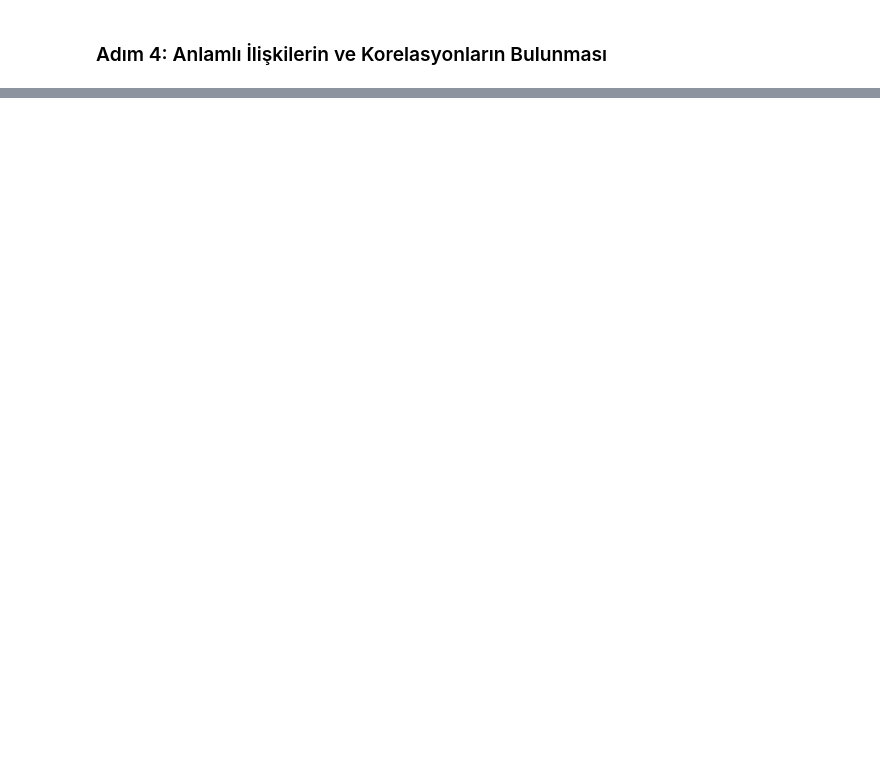
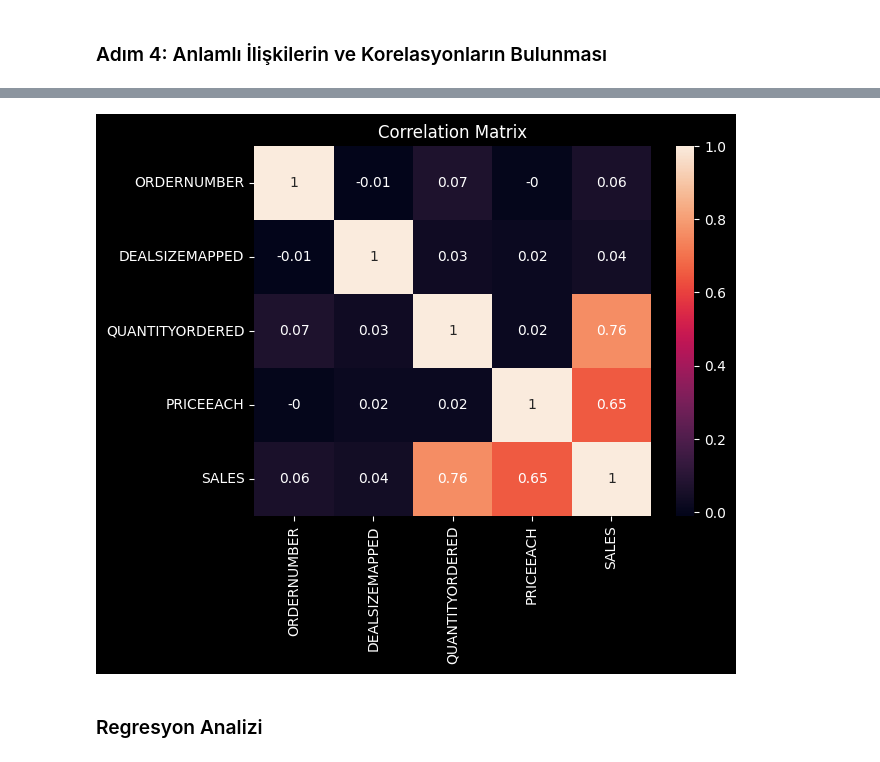
Before and after one commit to AshNumpy/Sales-End-to-End-ML-Project, a Jupyter notebook: Notebooks/data-analysis.ipynb, the cells around one changed output, grey strips where cells are left out. Drawn from its saved outputs; the diff is of its cells as text; code cells hidden in the pictures; blank space fills up the shorter version.

```diff
--- a/Notebooks/data-analysis.ipynb
+++ b/Notebooks/data-analysis.ipynb
@@ -117,2 +220,6 @@ plt.show()
 # %% [markdown]
 ### Adım 4: Anlamlı İlişkilerin ve Korelasyonların Bulunması
+# %%
+dealsize_map = {'Small': 1, 'Medium': 2, 'Large': 3}
+orders['DEALSIZEMAPPED'] = orders['DEALSIZE'].map(dealsize_map)
+temp3 = orders[['ORDERNUMBER', 'DEALSIZEMAPPED']].merge(order_items[['ORDERNUMBER', 'QUANTITYORDERED', 'PRICEEACH', 'SALES']], on=['ORDERNUMBER'], how='left')
@@ -118,0 +228,7 @@ plt.show()
+# %%
+# Korelasyon matrisi
+
+import numpy as np
+correlation_matrix = temp3.corr()
+correlation_matrix = np.round(correlation_matrix, decimals=2)
+correlation_matrix
@@ -118,0 +242,8 @@ plt.show()
+# %%
+sns.heatmap(correlation_matrix, annot=True)
+plt.title('Correlation Matrix')
+plt.show()
+# %% [output]
+[figure, added]
+# %% [markdown]
+### Regresyon Analizi
```
Also changed, not shown: parts of 25 cells of this notebook.
